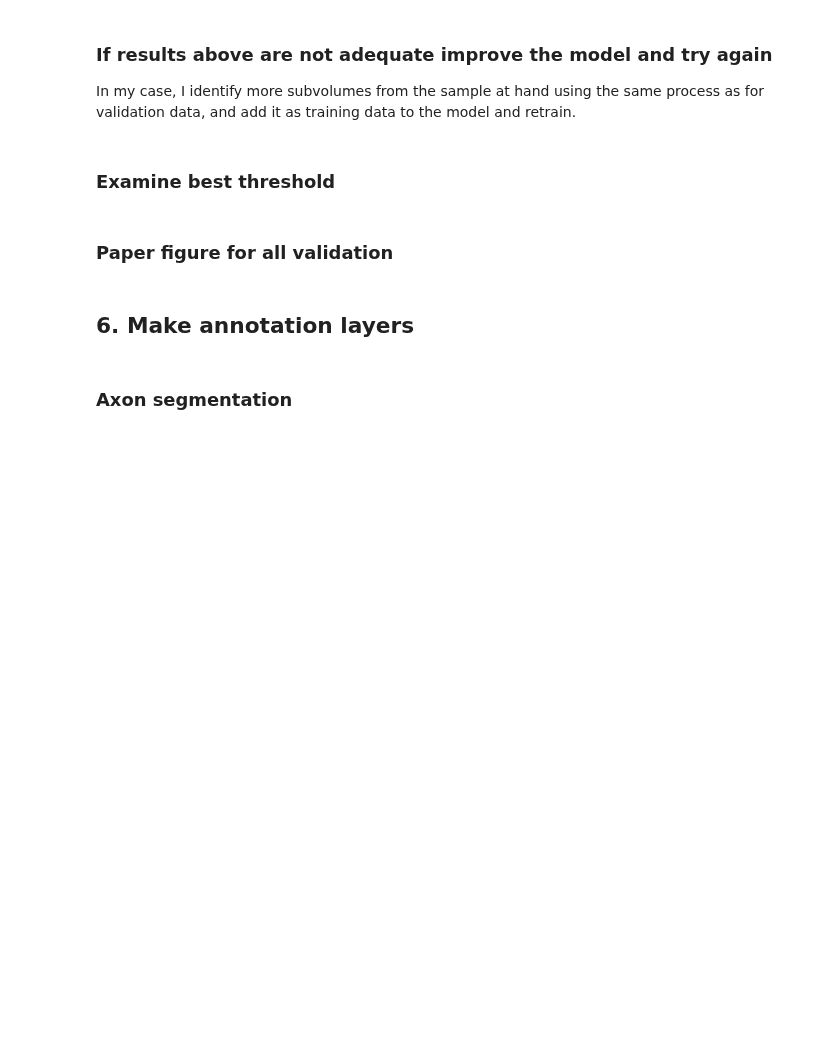
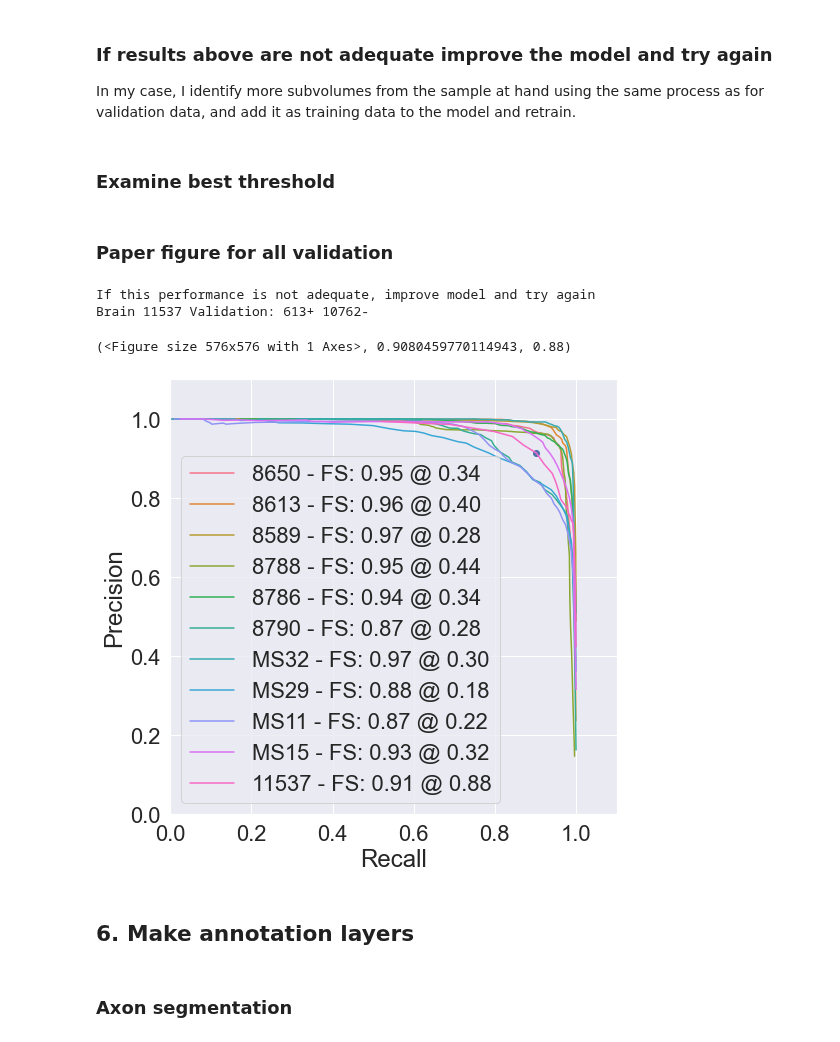
Before and after one commit to neurodata/brainlit, a Jupyter notebook: experiments/BrainLine/axon_analysis.ipynb, the cells around one changed output. Drawn from its saved outputs; the diff is of its cells as text; code cells hidden in the pictures; blank space fills up the shorter version.

```diff
--- a/experiments/BrainLine/axon_analysis.ipynb
+++ b/experiments/BrainLine/axon_analysis.ipynb
@@ -302,3 +213,29 @@ sns.scatterplot(x=best_recalls, y=best_precisions)
+# %%
+brain_ids = [
+    "8650",
+    "8613",
+    "8589",
+    "8788",
+    "8786",
+    "8790",
+    "MS32",
+    "MS29",
+    "MS11",
+    "MS15",
+    "11537",
+]
+
+plot_results(
+    data_dir=axon_data_dir,
+    brain_ids=brain_ids,
+    object_type="axon",
+    positive_channel=1,
+)
+# %% [output]
+If this performance is not adequate, improve model and try again
+Brain 11537 Validation: 613+ 10762-
+(<Figure size 576x576 with 1 Axes>, 0.9080459770114943, 0.88)
+[figure, added]
 # %% [markdown]
 ## 6. Make annotation layers
 # %% [markdown]
```
Also changed, not shown: parts of 13 cells of this notebook, 2 other files.
